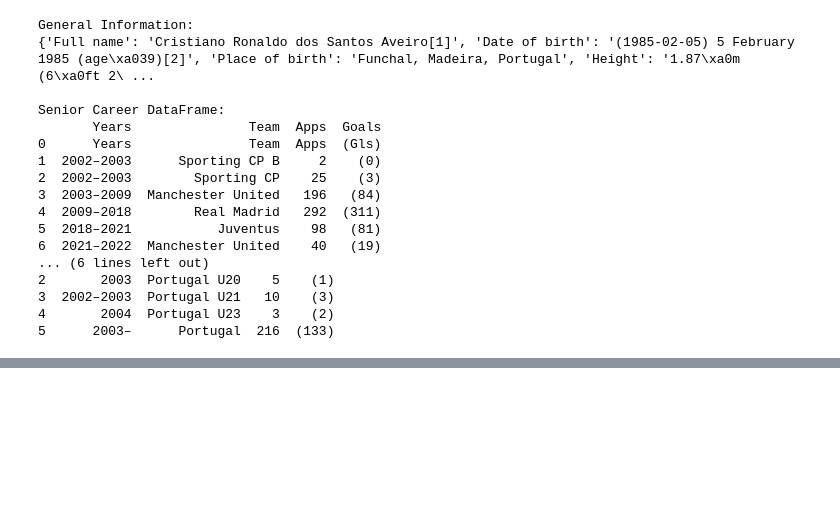
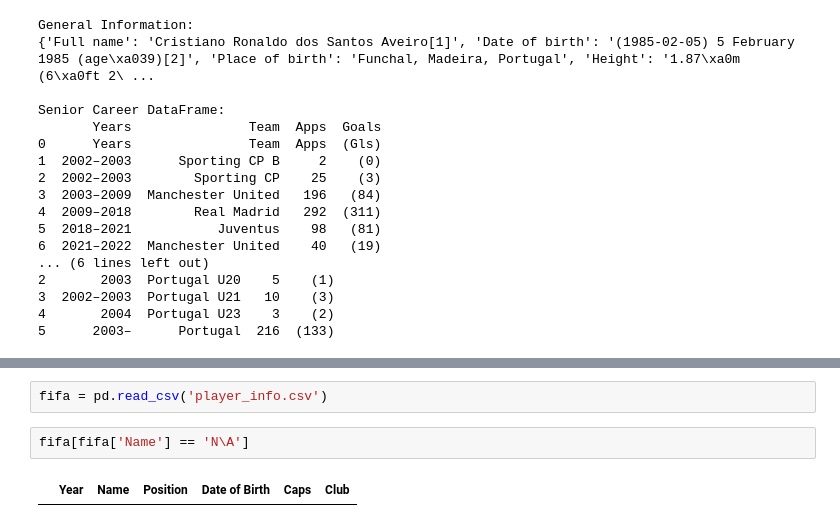
Before and after one commit to Gaurav135472/fifa_world_cupdata, a Jupyter notebook: fifa_data_scraping3.ipynb, the cells around one changed output, grey strips where cells are left out. Cells and saved outputs as stored; diff of their text form; blank space fills up the shorter version.

```diff
--- a/fifa_data_scraping3.ipynb
+++ b/fifa_data_scraping3.ipynb
@@ -445,0 +729,6 @@ Senior Career DataFrame:
+# %%
+fifa = pd.read_csv('player_info.csv')
+# %%
+fifa[fifa['Name'] == 'N\A']
+# %% [output]
+|  | Year | Name | Position | Date of Birth | Caps | Club |
```
Also changed, not shown: parts of 7 cells of this notebook, 3 other files.
